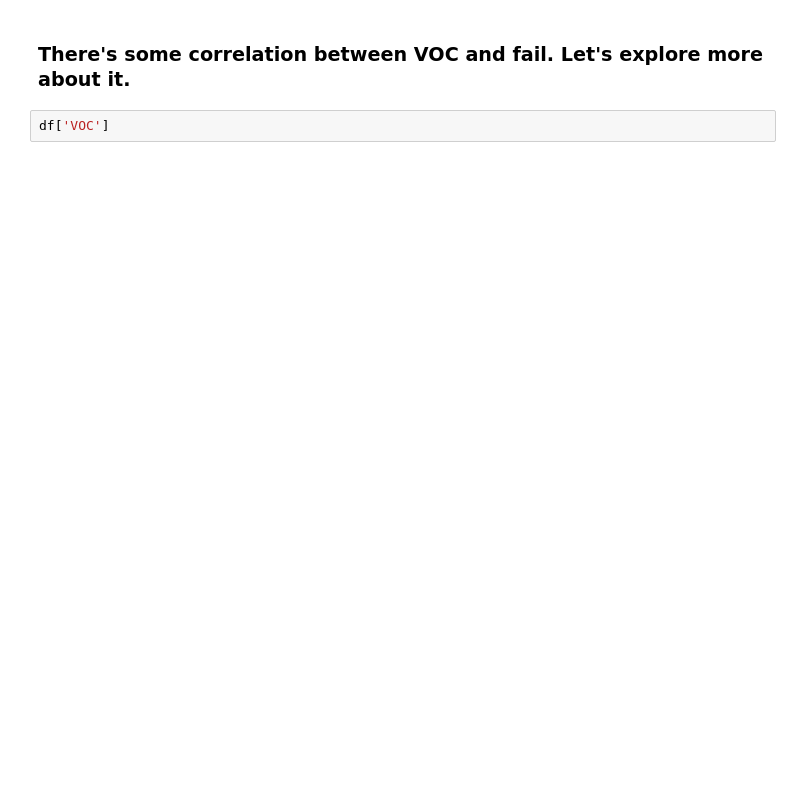
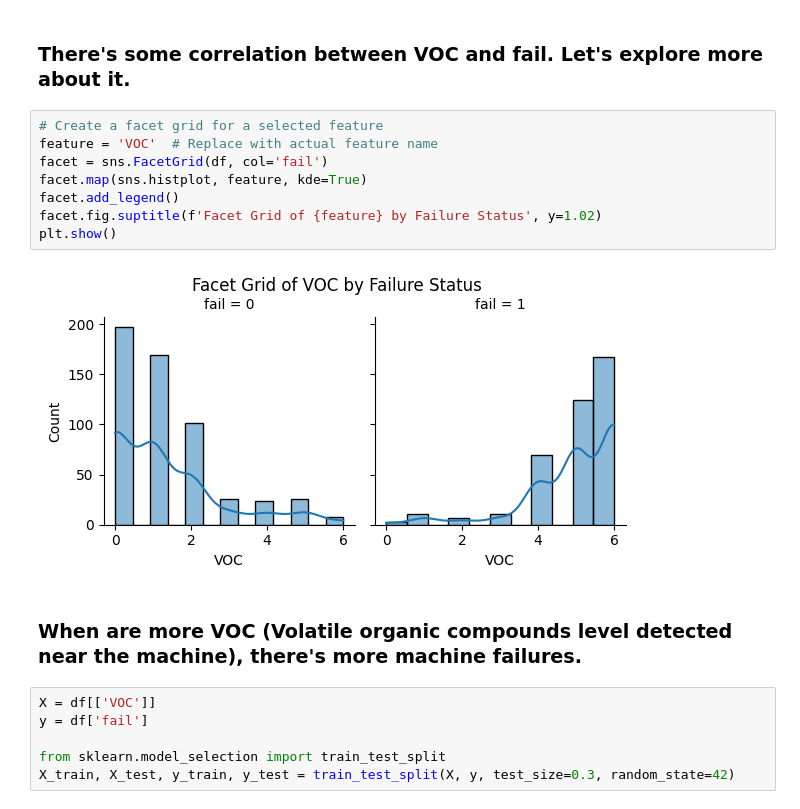
Before and after one commit to GabrielFersPin/MachineFailurePrediction, a Jupyter notebook: MachineFailure.ipynb, the cells around one changed output. Saved outputs shown, nothing was run; the diff lists cells and outputs as text; blank space fills up the shorter version.

```diff
--- a/MachineFailure.ipynb
+++ b/MachineFailure.ipynb
@@ -62,4 +62,20 @@ plt.show()
 # %% [markdown]
 ### There's some correlation between VOC and fail. Let's explore more about it.
-# %%
-df['VOC']
+# %%
+# Create a facet grid for a selected feature
+feature = 'VOC'  # Replace with actual feature name
+facet = sns.FacetGrid(df, col='fail')
+facet.map(sns.histplot, feature, kde=True)
+facet.add_legend()
+facet.fig.suptitle(f'Facet Grid of {feature} by Failure Status', y=1.02)
+plt.show()
+# %% [output]
+[figure, added]
+# %% [markdown]
+### When are more VOC (Volatile organic compounds level detected near the machine), there's more machine failures.
+# %%
+X = df[['VOC']]
+y = df['fail']
+
+from sklearn.model_selection import train_test_split
+X_train, X_test, y_train, y_test = train_test_split(X, y, test_size=0.3, random_state=42)
```
Also changed, not shown: parts of 5 cells of this notebook.
